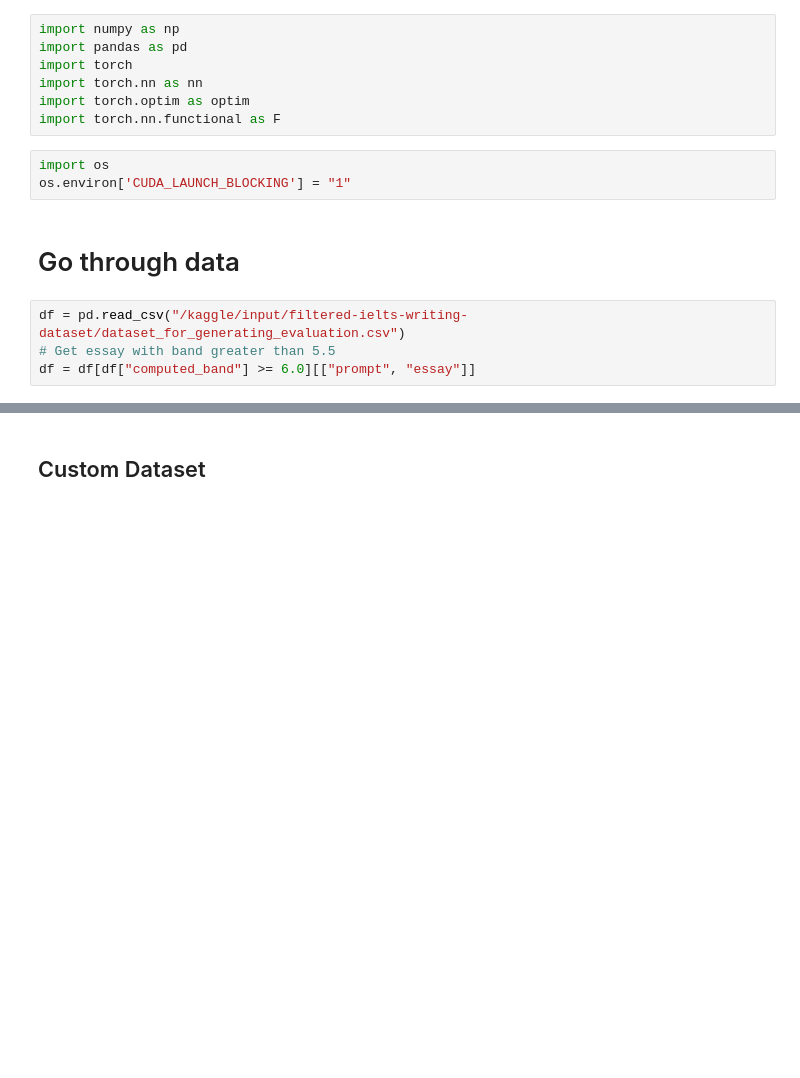
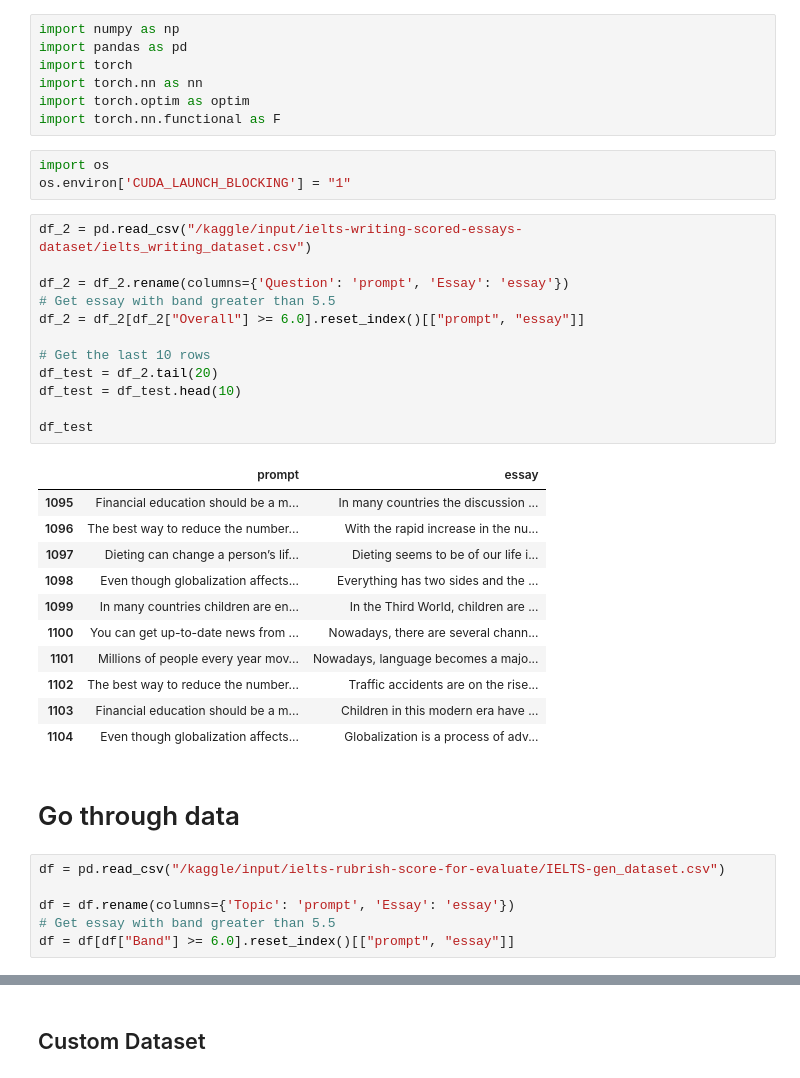
Before and after one commit to lehau007/NLP, a Jupyter notebook: IELTS_Generation/ieltstask2generation.ipynb, the cells around one changed output, grey strips where cells are left out. Saved outputs shown, nothing was run; the diff lists cells and outputs as text; blank space fills up the shorter version.

```diff
--- a/IELTS_Generation/ieltstask2generation.ipynb
+++ b/IELTS_Generation/ieltstask2generation.ipynb
@@ -8,12 +8,38 @@ import torch.nn.functional as F
 # %%
 import os
 os.environ['CUDA_LAUNCH_BLOCKING'] = "1"
+# %%
+df_2 = pd.read_csv("/kaggle/input/ielts-writing-scored-essays-dataset/ielts_writing_dataset.csv")
+
+df_2 = df_2.rename(columns={'Question': 'prompt', 'Essay': 'essay'})
+# Get essay with band greater than 5.5
+df_2 = df_2[df_2["Overall"] >= 6.0].reset_index()[["prompt", "essay"]]
+
+# Get the last 10 rows
+df_test = df_2.tail(20)
+df_test = df_test.head(10)
+
+df_test
+# %% [output]
+|  | prompt | essay |
+| 1095 | Financial education should be a m... | In many countries the discussion ... |
+| 1096 | The best way to reduce the number... | With the rapid increase in the nu... |
+| 1097 | Dieting can change a person’s lif... | Dieting seems to be of our life i... |
+| 1098 | Even though globalization affects... | Everything has two sides and the ... |
+| 1099 | In many countries children are en... | In the Third World, children are ... |
+| 1100 | You can get up-to-date news from ... | Nowadays, there are several chann... |
+| 1101 | Millions of people every year mov... | Nowadays, language becomes a majo... |
+| 1102 | The best way to reduce the number... | Traffic accidents are on the rise... |
+| 1103 | Financial education should be a m... | Children in this modern era have ... |
+| 1104 | Even though globalization affects... | Globalization is a process of adv... |
 # %% [markdown]
 # Go through data
 # %%
-df = pd.read_csv("/kaggle/input/filtered-ielts-writing-dataset/dataset_for_generating_evaluation.csv")
+df = pd.read_csv("/kaggle/input/ielts-rubrish-score-for-evaluate/IELTS-gen_dataset.csv")
+
+df = df.rename(columns={'Topic': 'prompt', 'Essay': 'essay'})
 # Get essay with band greater than 5.5
-df = df[df["computed_band"] >= 6.0][["prompt", "essay"]]
+df = df[df["Band"] >= 6.0].reset_index()[["prompt", "essay"]]
 # %%
 df
 # %% [output]
```
Also changed, not shown: parts of 22 cells of this notebook.
